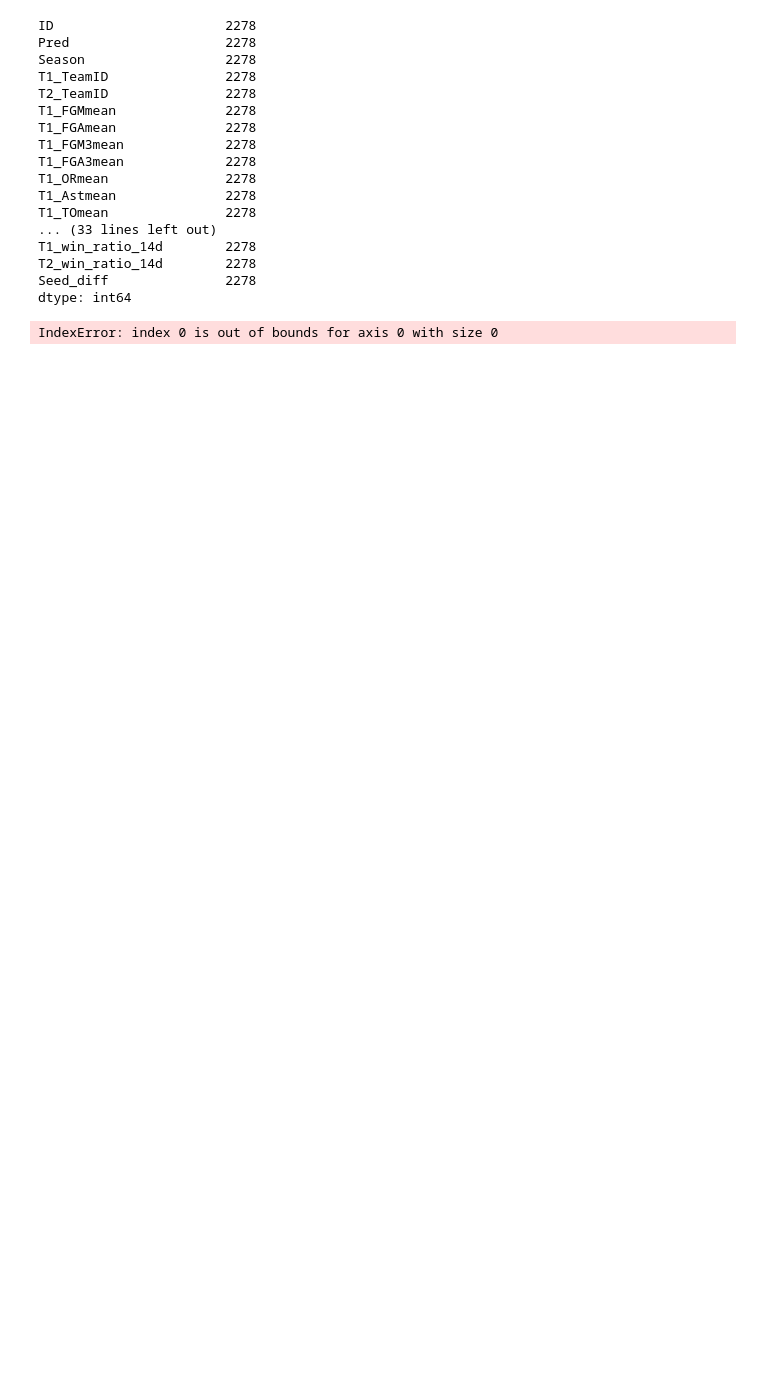
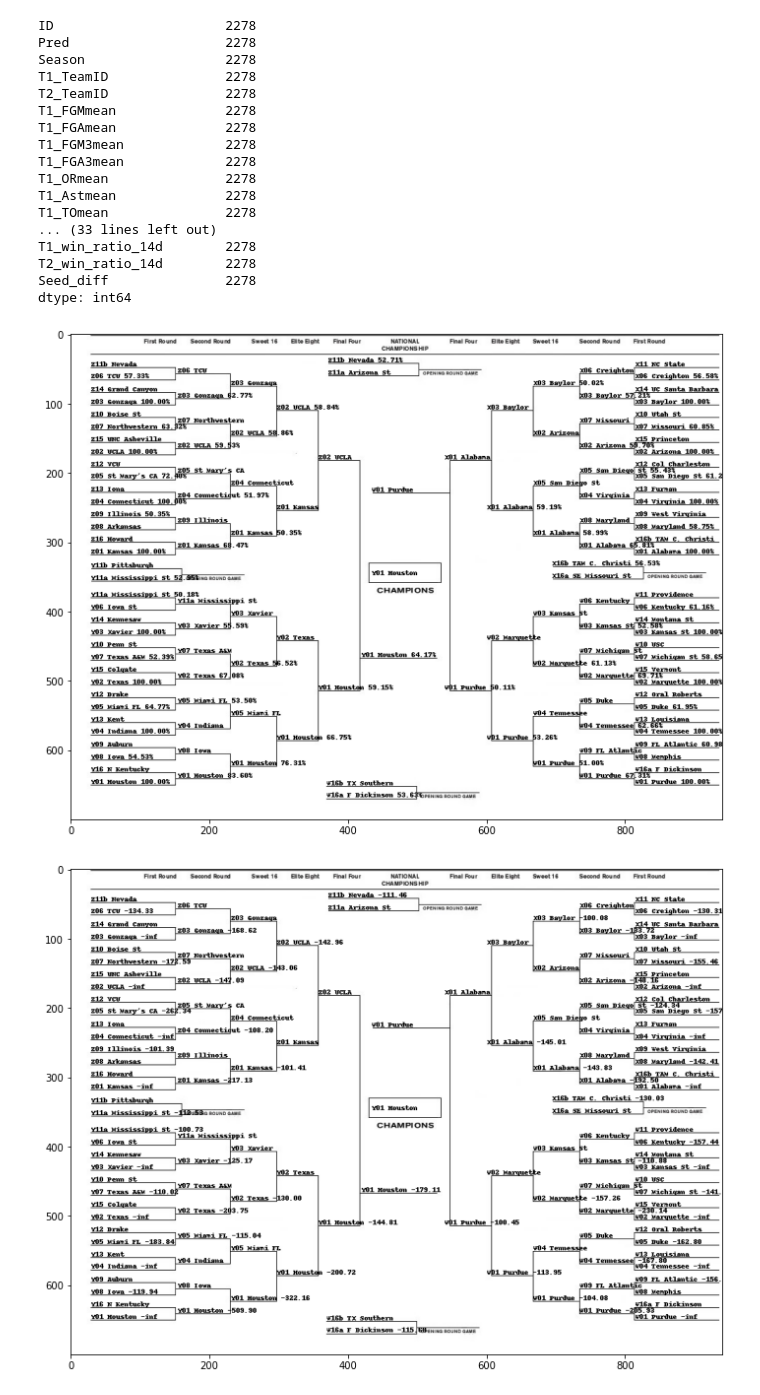
Before and after one commit to akhoch34/march_madness, a Jupyter notebook: notebooks/2023_use_last_year/ncaa-march-madness.ipynb, the cells around one changed output. Saved outputs shown, nothing was run; the diff lists cells and outputs as text; code cells hidden in the pictures; blank space fills up the shorter version.

```diff
--- a/notebooks/2023_use_last_year/ncaa-march-madness.ipynb
+++ b/notebooks/2023_use_last_year/ncaa-march-madness.ipynb
@@ -888,30 +888,31 @@ dtype: int64
 # %%
 import sys
 import os
 folder_name = "march_madness"
 BASE_DIR = os.path.abspath(".").split(folder_name)[0]+folder_name
 #DATA_ROOT = os.path.join(BASE_DIR, "data")
 sys.path.insert(0, BASE_DIR)
 
 from generate_bracket import build_bracket
 
 b = build_bracket(
     teamsPath=f"{DATA_DIR}MTeams.csv",
     seedsPath=f"{DATA_DIR}MNCAATourneySeeds.csv",
     slotsPath=f"{DATA_DIR}MNCAATourneySlots.csv",
     submissionPath="ncaa-march-madness-submission.csv",
     emptyBracketPath="../../empty_bracket/empty.jpg",
-    year=2023
+    year=YEAR
 )
 
 b = build_bracket(
     teamsPath=f"{DATA_DIR}MTeams.csv",
     seedsPath=f"{DATA_DIR}MNCAATourneySeeds.csv",
     slotsPath=f"{DATA_DIR}MNCAATourneySlots.csv",
     submissionPath="ncaa-march-madness-submission.csv",
     emptyBracketPath="../../empty_bracket/empty.jpg",
-    year=2023,
+    year=YEAR,
     spread=True
 )
 # %% [output]
-IndexError: index 0 is out of bounds for axis 0 with size 0
+[figure, added]
+[figure, added]
```
Also changed, not shown: parts of 5 cells of this notebook, 2 other files.
